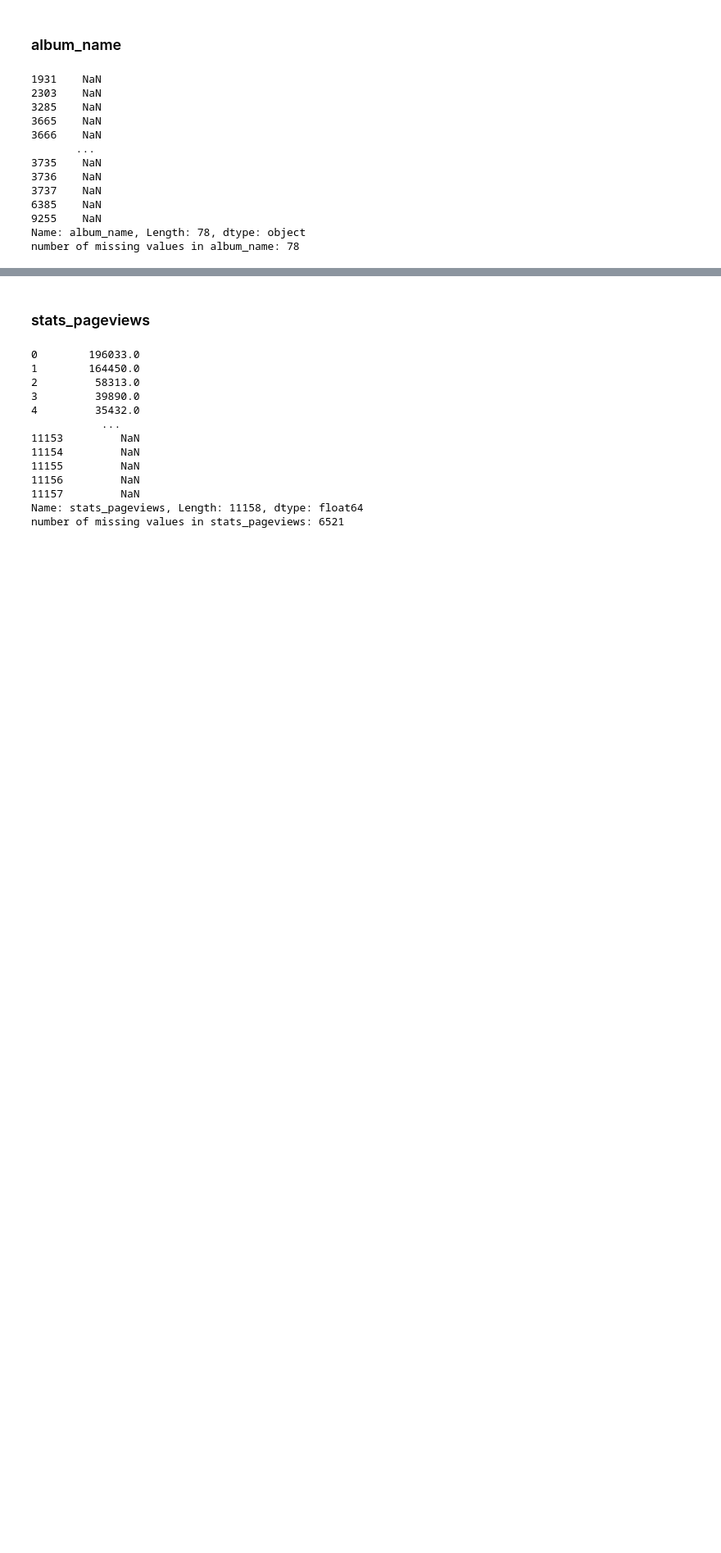
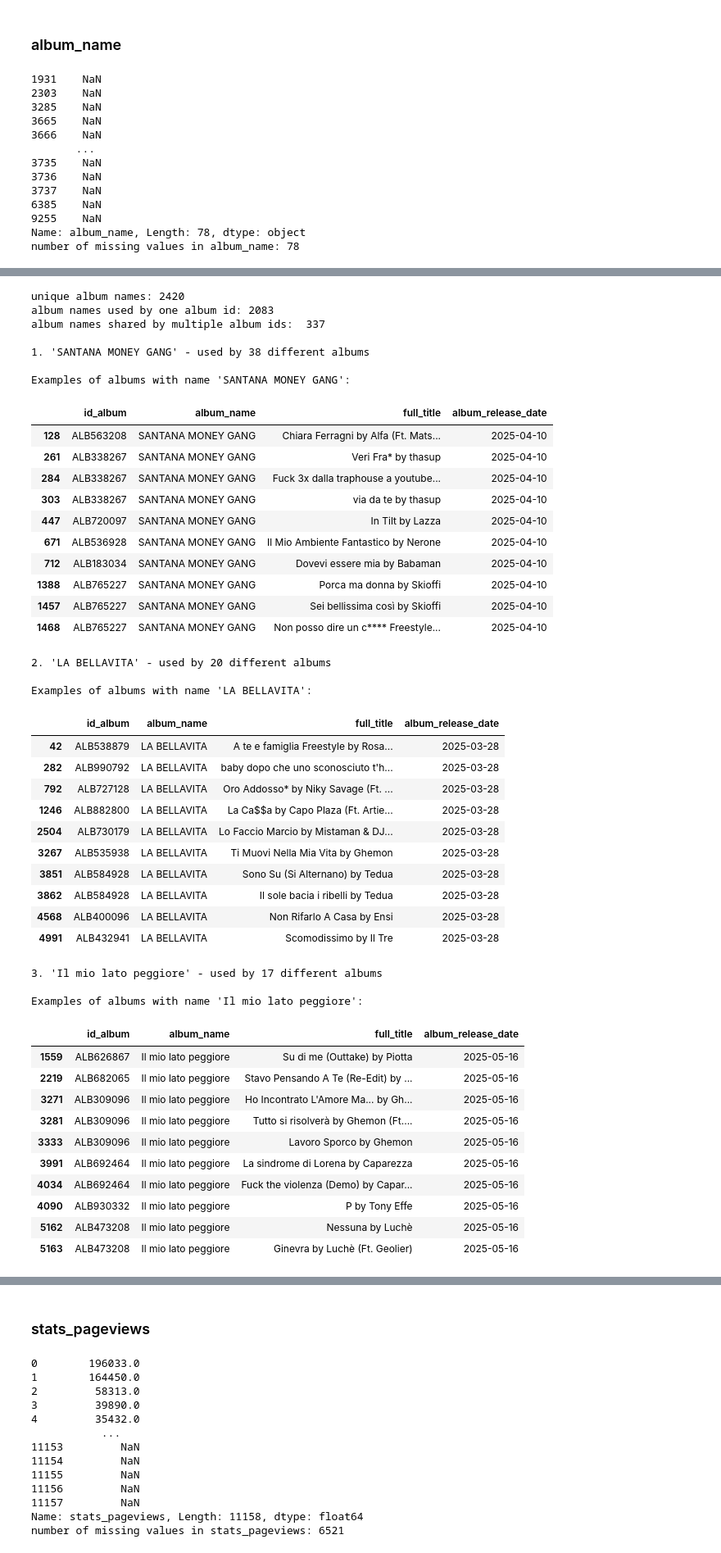
Before and after one commit to jaanisfehling/italian-rap-songs, a Jupyter notebook: data_understanding/tracks_analysis.ipynb, the cells around one changed output, grey strips where cells are left out. Shown at 82% size. Cells and saved outputs as stored; diff of their text form; code cells hidden in the pictures; blank space fills up the shorter version.

Commit message:
completed album analysis in tracks dataset

```diff
--- a/data_understanding/tracks_analysis.ipynb
+++ b/data_understanding/tracks_analysis.ipynb
@@ -960,0 +1126,71 @@ Rows where 'album' is NaN but 'album_name' is filled: 1508
+# %%
+albums_per_name = df.groupby('album_name')['id_album'].nunique()
+
+shared_names = albums_per_name[albums_per_name > 1]
+
+total_album_names = len(df['album_name'].dropna().unique())
+shared_count = len(shared_names)
+
+print(f"unique album names: {total_album_names}")
+print(f"album names used by one album id: {total_album_names - shared_count:4d}")
+print(f"album names shared by multiple album ids: {shared_count:4d}")
+
+top_shared = shared_names.nlargest(5)
+for i, (album_name, count) in enumerate(top_shared.items(), 1):
+    print(f"\n{i}. '{album_name}' - used by {count} different albums")
+
+    #example for this shared album name
+    shared_albums = df[df['album_name'] == album_name][
+        ['id_album', 'album_name', 'full_title', 'album_release_date']
+    ].drop_duplicates().head(10)
+
+    print(f"\nExamples of albums with name '{album_name}':")
+    shared_albums_display = shared_albums.copy()
+    display(shared_albums_display)
+# %% [output]
+unique album names: 2420
+album names used by one album id: 2083
+album names shared by multiple album ids:  337
+
+1. 'SANTANA MONEY GANG' - used by 38 different albums
+
+Examples of albums with name 'SANTANA MONEY GANG':
+|  | id_album | album_name | full_title | album_release_date |
+| 128 | ALB563208 | SANTANA MONEY GANG | Chiara Ferragni by Alfa (Ft. Mats... | 2025-04-10 |
+| 261 | ALB338267 | SANTANA MONEY GANG | Veri Fra* by thasup | 2025-04-10 |
+| 284 | ALB338267 | SANTANA MONEY GANG | Fuck 3x dalla traphouse a youtube... | 2025-04-10 |
+| 303 | ALB338267 | SANTANA MONEY GANG | via da te by thasup | 2025-04-10 |
+| 447 | ALB720097 | SANTANA MONEY GANG | In Tilt by Lazza | 2025-04-10 |
+| 671 | ALB536928 | SANTANA MONEY GANG | Il Mio Ambiente Fantastico by Nerone | 2025-04-10 |
+| 712 | ALB183034 | SANTANA MONEY GANG | Dovevi essere mia by Babaman | 2025-04-10 |
+| 1388 | ALB765227 | SANTANA MONEY GANG | Porca ma donna by Skioffi | 2025-04-10 |
+| 1457 | ALB765227 | SANTANA MONEY GANG | Sei bellissima così by Skioffi | 2025-04-10 |
+| 1468 | ALB765227 | SANTANA MONEY GANG | Non posso dire un c**** Freestyle... | 2025-04-10 |
+2. 'LA BELLAVITA' - used by 20 different albums
+
+Examples of albums with name 'LA BELLAVITA':
+|  | id_album | album_name | full_title | album_release_date |
+| 42 | ALB538879 | LA BELLAVITA | A te e famiglia Freestyle by Rosa... | 2025-03-28 |
+| 282 | ALB990792 | LA BELLAVITA | baby dopo che uno sconosciuto t'h... | 2025-03-28 |
+| 792 | ALB727128 | LA BELLAVITA | Oro Addosso* by Niky Savage (Ft. ... | 2025-03-28 |
+| 1246 | ALB882800 | LA BELLAVITA | La Ca$$a by Capo Plaza (Ft. Artie... | 2025-03-28 |
+| 2504 | ALB730179 | LA BELLAVITA | Lo Faccio Marcio by Mistaman & DJ... | 2025-03-28 |
+| 3267 | ALB535938 | LA BELLAVITA | Ti Muovi Nella Mia Vita by Ghemon | 2025-03-28 |
+| 3851 | ALB584928 | LA BELLAVITA | Sono Su (Si Alternano) by Tedua | 2025-03-28 |
+| 3862 | ALB584928 | LA BELLAVITA | Il sole bacia i ribelli by Tedua | 2025-03-28 |
+| 4568 | ALB400096 | LA BELLAVITA | Non Rifarlo A Casa by Ensi | 2025-03-28 |
+| 4991 | ALB432941 | LA BELLAVITA | Scomodissimo by Il Tre | 2025-03-28 |
+3. 'Il mio lato peggiore' - used by 17 different albums
+
+Examples of albums with name 'Il mio lato peggiore':
+|  | id_album | album_name | full_title | album_release_date |
+| 1559 | ALB626867 | Il mio lato peggiore | Su di me (Outtake) by Piotta | 2025-05-16 |
+| 2219 | ALB682065 | Il mio lato peggiore | Stavo Pensando A Te (Re-Edit) by ... | 2025-05-16 |
+| 3271 | ALB309096 | Il mio lato peggiore | Ho Incontrato L'Amore Ma... by Gh... | 2025-05-16 |
+| 3281 | ALB309096 | Il mio lato peggiore | Tutto si risolverà by Ghemon (Ft.... | 2025-05-16 |
+| 3333 | ALB309096 | Il mio lato peggiore | Lavoro Sporco by Ghemon | 2025-05-16 |
+| 3991 | ALB692464 | Il mio lato peggiore | La sindrome di Lorena by Caparezza | 2025-05-16 |
+| 4034 | ALB692464 | Il mio lato peggiore | Fuck the violenza (Demo) by Capar... | 2025-05-16 |
+| 4090 | ALB930332 | Il mio lato peggiore | P by Tony Effe | 2025-05-16 |
+| 5162 | ALB473208 | Il mio lato peggiore | Nessuna by Luchè | 2025-05-16 |
+| 5163 | ALB473208 | Il mio lato peggiore | Ginevra by Luchè (Ft. Geolier) | 2025-05-16 |
```
Also changed, not shown: parts of 38 cells of this notebook.
